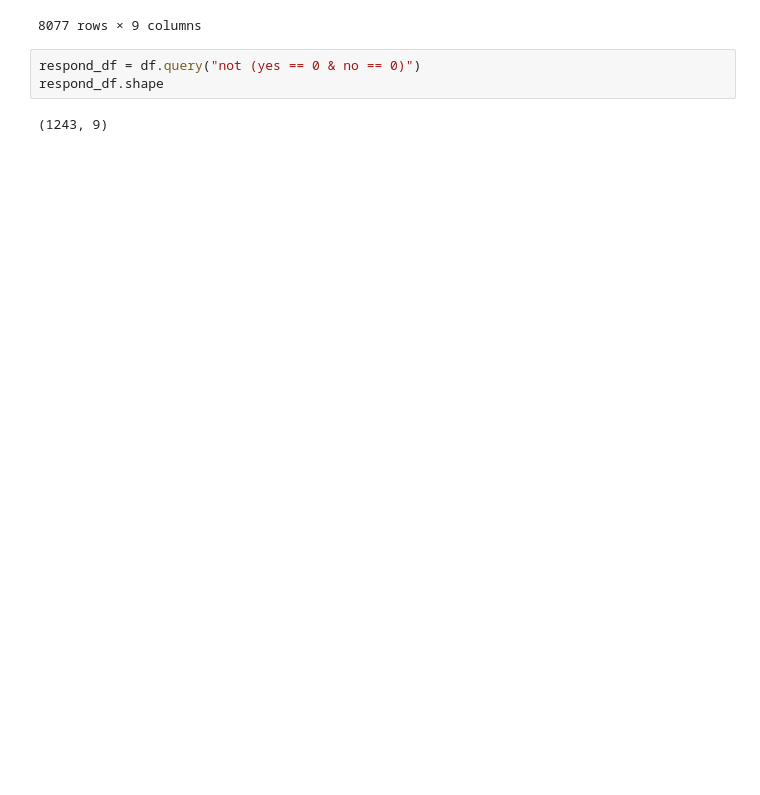
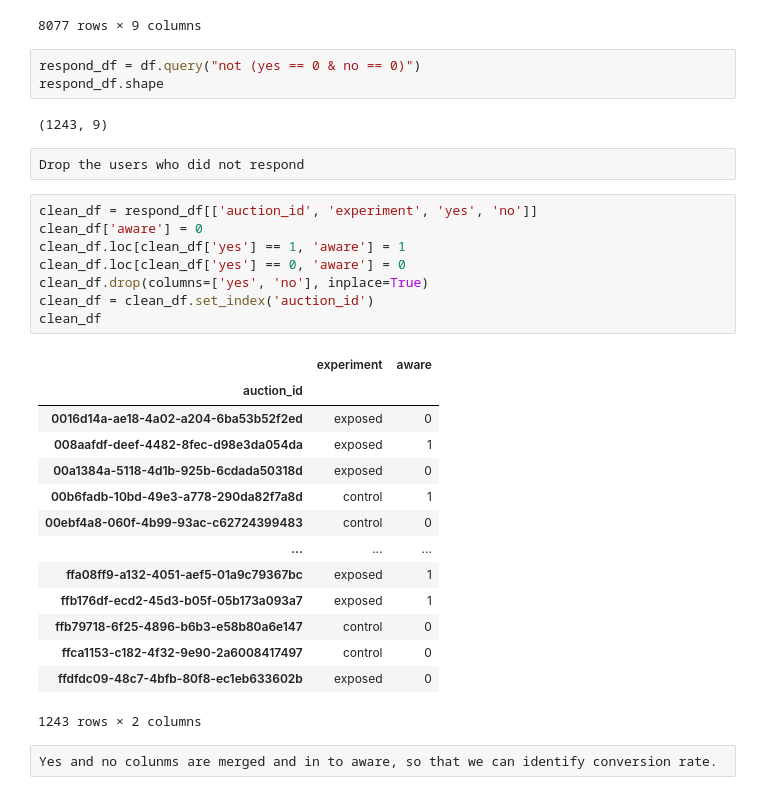
Before and after one commit to 10AcademyAbtestingProject/smartAd-abtesting, a Jupyter notebook: Notebooks/classical_AB_testing.ipynb, the cells around one changed output. Cells and saved outputs as stored; diff of their text form; blank space fills up the shorter version.

```diff
--- a/Notebooks/classical_AB_testing.ipynb
+++ b/Notebooks/classical_AB_testing.ipynb
@@ -36,3 +36,30 @@ respond_df = df.query("not (yes == 0 & no == 0)")
 respond_df.shape
 # %% [output]
 (1243, 9)
+# %% [raw]
+Drop the users who did not respond
+# %%
+clean_df = respond_df[['auction_id', 'experiment', 'yes', 'no']]
+clean_df['aware'] = 0
+clean_df.loc[clean_df['yes'] == 1, 'aware'] = 1
+clean_df.loc[clean_df['yes'] == 0, 'aware'] = 0
+clean_df.drop(columns=['yes', 'no'], inplace=True)
+clean_df = clean_df.set_index('auction_id')
+clean_df
+# %% [output]
+|  | experiment | aware |
+| auction_id |  |  |
+| 0016d14a-ae18-4a02-a204-6ba53b52f2ed | exposed | 0 |
+| 008aafdf-deef-4482-8fec-d98e3da054da | exposed | 1 |
+| 00a1384a-5118-4d1b-925b-6cdada50318d | exposed | 0 |
+| 00b6fadb-10bd-49e3-a778-290da82f7a8d | control | 1 |
+| 00ebf4a8-060f-4b99-93ac-c62724399483 | control | 0 |
+| ... | ... | ... |
+| ffa08ff9-a132-4051-aef5-01a9c79367bc | exposed | 1 |
+| ffb176df-ecd2-45d3-b05f-05b173a093a7 | exposed | 1 |
+| ffb79718-6f25-4896-b6b3-e58b80a6e147 | control | 0 |
+| ffca1153-c182-4f32-9e90-2a6008417497 | control | 0 |
+| ffdfdc09-48c7-4bfb-80f8-ec1eb633602b | exposed | 0 |
+1243 rows × 2 columns
+# %% [raw]
+Yes and no colunms are merged and in to aware, so that we can identify conversion rate.
```
Also changed, not shown: parts of 14 cells of this notebook.
